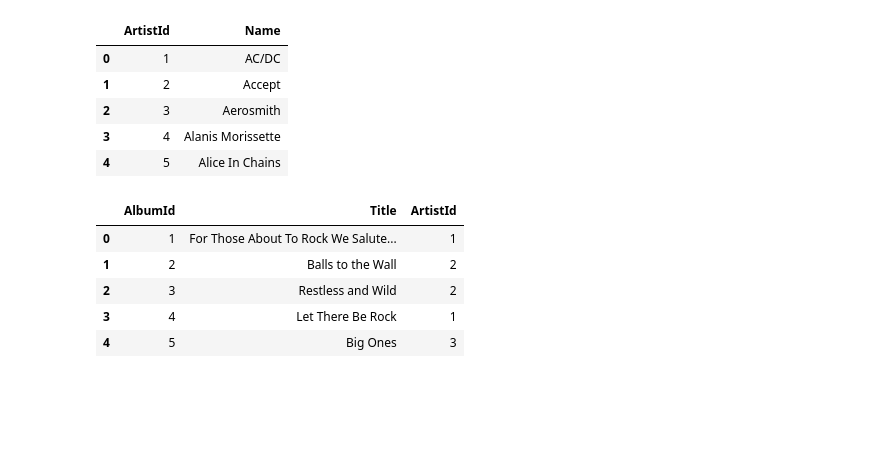
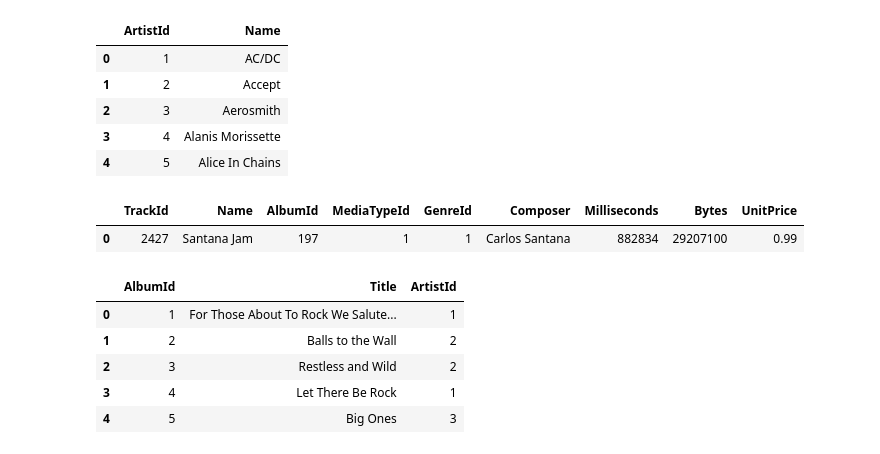
Before and after one commit to jakebroekhuizen/sql-support-bot, a Jupyter notebook: utils.ipynb, the cells around one changed output. Cells and saved outputs as stored; diff of their text form; code cells hidden in the pictures; blank space fills up the shorter version.

```diff
--- a/utils.ipynb
+++ b/utils.ipynb
@@ -32,6 +42,15 @@ df  # Display the DataFrame
 | 2 | 3 | Aerosmith |
 | 3 | 4 | Alanis Morissette |
 | 4 | 5 | Alice In Chains |
+# %%
+query = "SELECT * FROM tracks WHERE Name='Santana Jam';"
+# Use the get_connection method to access the underlying connection
+with db._engine.connect() as conn:
+    df = pd.read_sql_query(query, conn)
+df
+# %% [output]
+|  | TrackId | Name | AlbumId | MediaTypeId | GenreId | Composer | Milliseconds | Bytes | UnitPrice |
+| 0 | 2427 | Santana Jam | 197 | 1 | 1 | Carlos Santana | 882834 | 29207100 | 0.99 |
 # %%
 query = "SELECT * FROM albums LIMIT 5;"
 # Use the get_connection method to access the underlying connection
```
Also changed, not shown: parts of 4 cells of this notebook, 4 other files.
